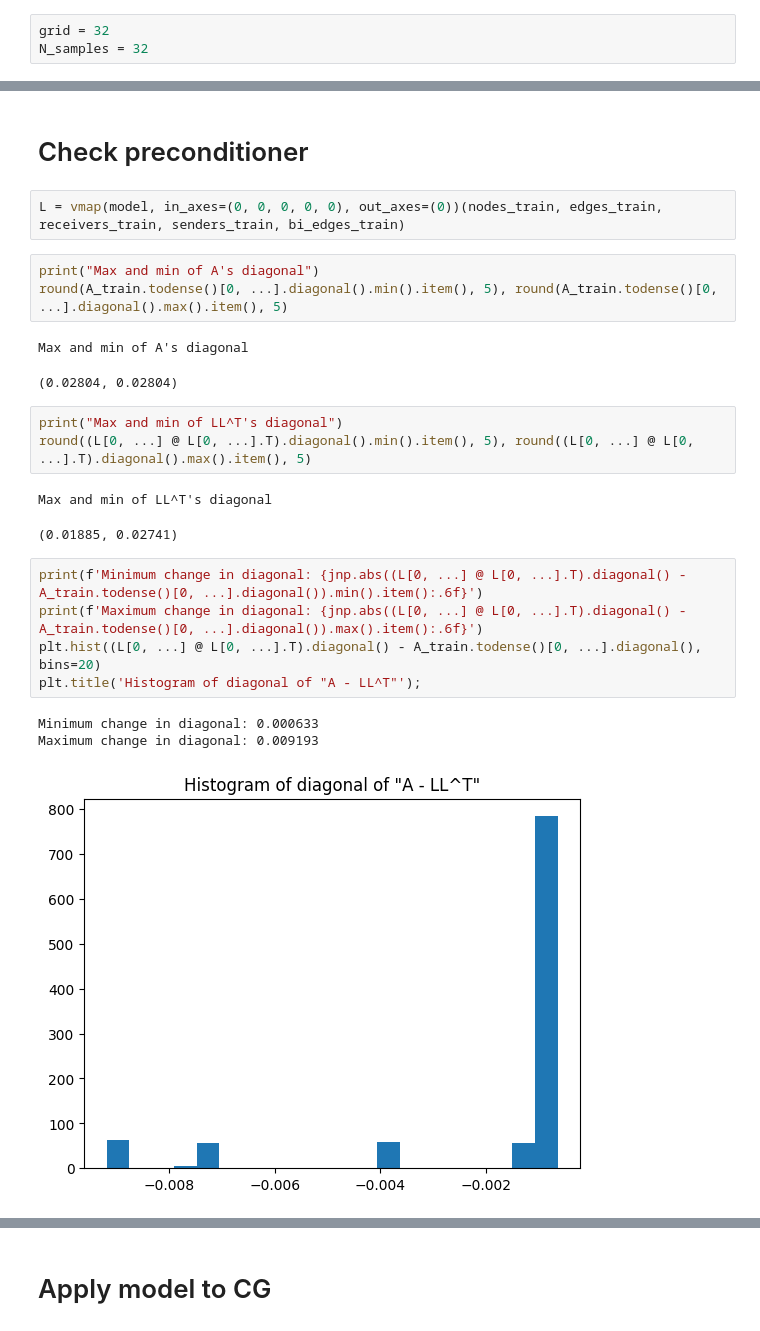
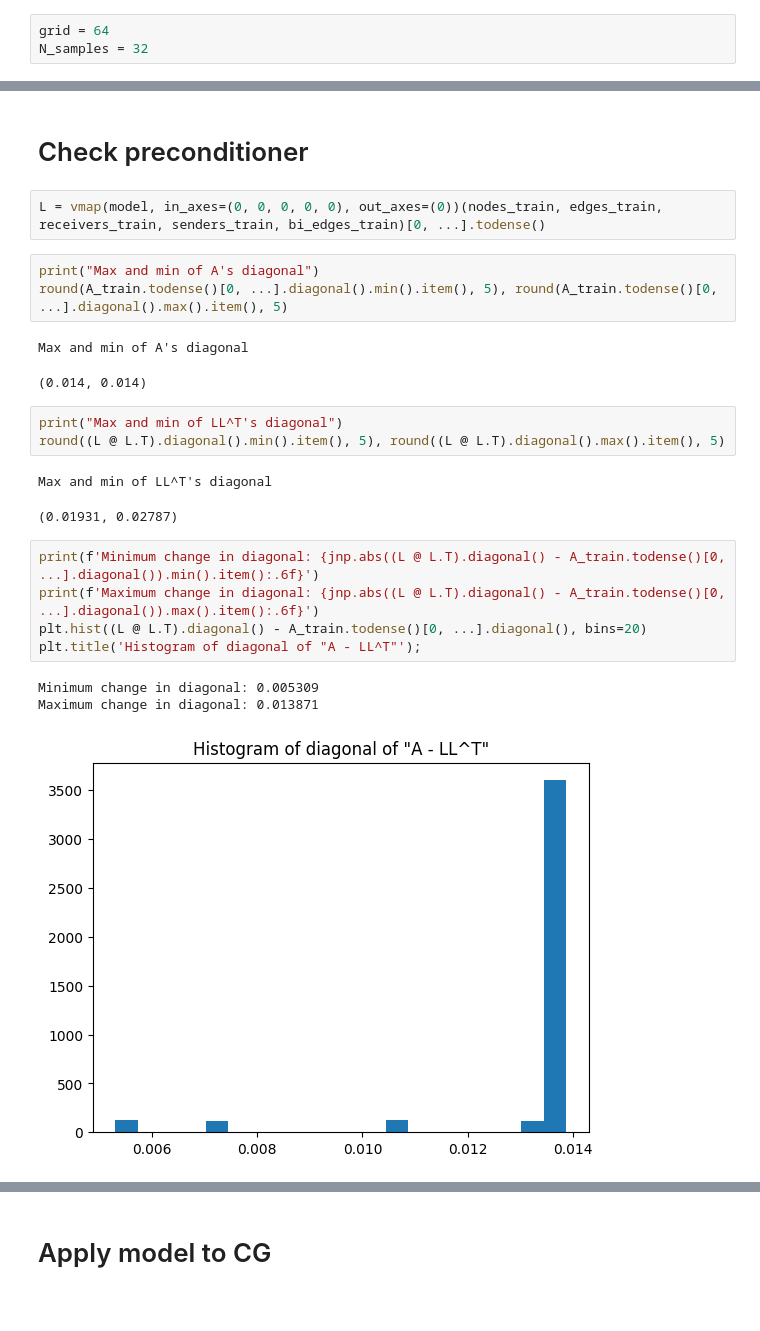
Before and after one commit to vltrifonov/PreCorrector, a Jupyter notebook: experiments/Poisson2D.ipynb, the cells around one changed output, grey strips where cells are left out. Saved outputs shown, nothing was run; the diff lists cells and outputs as text.

Commit message:
NN model and training loop operates of BCOO lower triangle matrix; CG preconditions residuals with dense lower traigular solver

```diff
--- a/experiments/Poisson2D.ipynb
+++ b/experiments/Poisson2D.ipynb
@@ -22,7 +22,7 @@ from utils import params_count
 # %% [markdown]
 # Make dataset
 # %%
-grid = 32
+grid = 64
 N_samples = 32
 # %%
 A_train, b_train, u_exact_train, bi_edges_train, nodes_train, edges_train, receivers_train, senders_train = dataset_LLT(grid, N_samples, seed=42)
@@ -103,27 +103,27 @@ plt.ylabel('$\|LL^Tx - b\|_2^2$');
 # %% [markdown]
 # Check preconditioner
 # %%
-L = vmap(model, in_axes=(0, 0, 0, 0, 0), out_axes=(0))(nodes_train, edges_train, receivers_train, senders_train, bi_edges_train)
+L = vmap(model, in_axes=(0, 0, 0, 0, 0), out_axes=(0))(nodes_train, edges_train, receivers_train, senders_train, bi_edges_train)[0, ...].todense()
 # %%
 print("Max and min of A's diagonal")
 round(A_train.todense()[0, ...].diagonal().min().item(), 5), round(A_train.todense()[0, ...].diagonal().max().item(), 5)
 # %% [output]
 Max and min of A's diagonal
-(0.02804, 0.02804)
+(0.014, 0.014)
 # %%
 print("Max and min of LL^T's diagonal")
-round((L[0, ...] @ L[0, ...].T).diagonal().min().item(), 5), round((L[0, ...] @ L[0, ...].T).diagonal().max().item(), 5)
+round((L @ L.T).diagonal().min().item(), 5), round((L @ L.T).diagonal().max().item(), 5)
 # %% [output]
 Max and min of LL^T's diagonal
-(0.01885, 0.02741)
+(0.01931, 0.02787)
 # %%
-print(f'Minimum change in diagonal: {jnp.abs((L[0, ...] @ L[0, ...].T).diagonal() - A_train.todense()[0, ...].diagonal()).min().item():.6f}')
-print(f'Maximum change in diagonal: {jnp.abs((L[0, ...] @ L[0, ...].T).diagonal() - A_train.todense()[0, ...].diagonal()).max().item():.6f}')
-plt.hist((L[0, ...] @ L[0, ...].T).diagonal() - A_train.todense()[0, ...].diagonal(), bins=20)
+print(f'Minimum change in diagonal: {jnp.abs((L @ L.T).diagonal() - A_train.todense()[0, ...].diagonal()).min().item():.6f}')
+print(f'Maximum change in diagonal: {jnp.abs((L @ L.T).diagonal() - A_train.todense()[0, ...].diagonal()).max().item():.6f}')
+plt.hist((L @ L.T).diagonal() - A_train.todense()[0, ...].diagonal(), bins=20)
 plt.title('Histogram of diagonal of "A - LL^T"');
 # %% [output]
-Minimum change in diagonal: 0.000633
-Maximum change in diagonal: 0.009193
+Minimum change in diagonal: 0.005309
+Maximum change in diagonal: 0.013871
-[figure, old version]
+[figure, new version]
 # %%
 print(f'Condition number of A:      {jnp.linalg.cond(A_train.todense()[0, ...]):.2f}')
```
Also changed, not shown: parts of 11 cells of this notebook, 5 other files.
